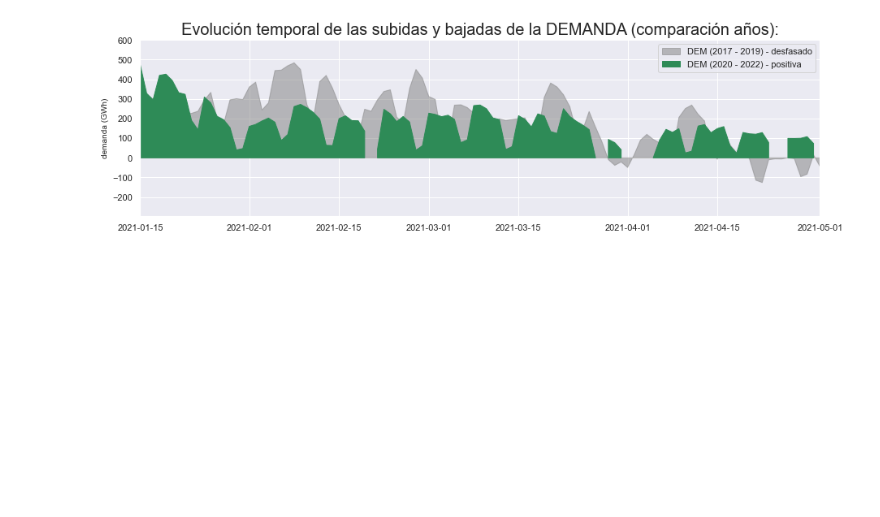
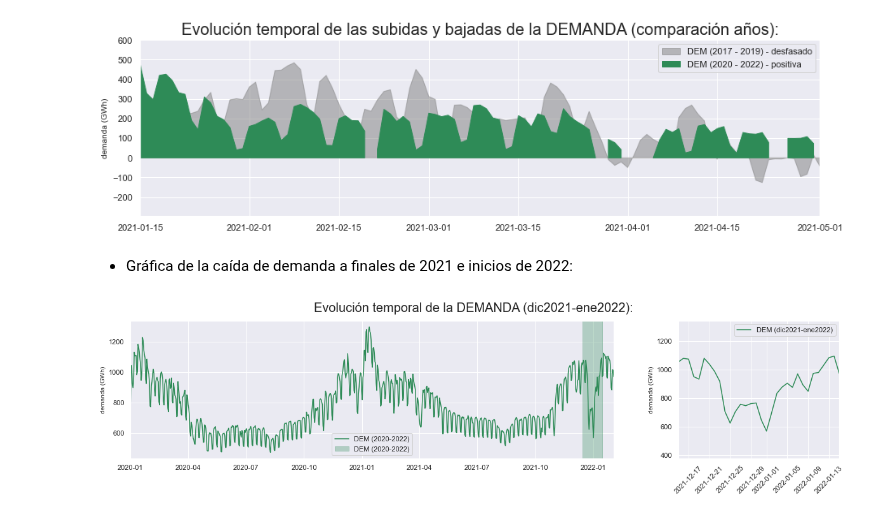
Before and after one commit to SeroviICAI/TRABAJO-1-ESTADISTICA-DESCRIPTIVA, a Jupyter notebook: notebooks/demanda_202122.ipynb, the cells around one changed output. Saved outputs shown, nothing was run; the diff lists cells and outputs as text; code cells hidden in the pictures; blank space fills up the shorter version.

Commit message:
Nueva gráfica caída demanda dic2021-ene2022
Se ha agregado nueva figura. Se ha corregido la gráfica de la evolución de la demanda 2020-2022.

```diff
--- a/notebooks/demanda_202122.ipynb
+++ b/notebooks/demanda_202122.ipynb
@@ -307,3 +306,25 @@ plt.savefig('../reports/figures/Evolución temporal variaciones de DEMANDA (post
 plt.show()
 # %% [output]
 [figure]
+# %% [markdown]
+- Gráfica de la caída de demanda a finales de 2021 e inicios de 2022:
+# %%
+fig, (ax1, ax2) = plt.subplots(1, 2, figsize=(20, 4), gridspec_kw={'width_ratios': [15, 5]})
+
+ax1.plot(dataframe_202122['FECHA'], dataframe_202122['DEM'], label = 'DEM (2020-2022)', color = 'seagreen')
+ax1.axvspan(datetime.date(2021,12,15), datetime.date(2022,1,15), label = 'DEM (2020-2022)', color='seagreen', alpha=0.3)
+ax1.set_xlim([datetime.date(2020, 1, 1), datetime.date(2022, 2, 2)])
+
+ax2.plot(dataframe['FECHA'], dataframe['DEM'], label = 'DEM (dic2021-ene2022)', color = 'seagreen')
+ax2.set_xlim([datetime.date(2021,12,15), datetime.date(2022,1,15)])
+
+fig.suptitle("Evolución temporal de la DEMANDA (dic2021-ene2022):", fontsize = 20)
+ax1.set_ylabel("demanda (GWh)", fontsize = 10)
+ax2.set_ylabel("demanda (GWh)", fontsize = 10)
+plt.xticks(rotation=45)
+ax1.legend()
+ax2.legend()
+plt.savefig('../reports/figures/Evolución temporal de la DEMANDA (dic2021-ene2022).png', bbox_inches='tight')
+plt.show()
+# %% [output]
+[figure, added]
```
Also changed, not shown: parts of 2 cells of this notebook, 3 other files.
